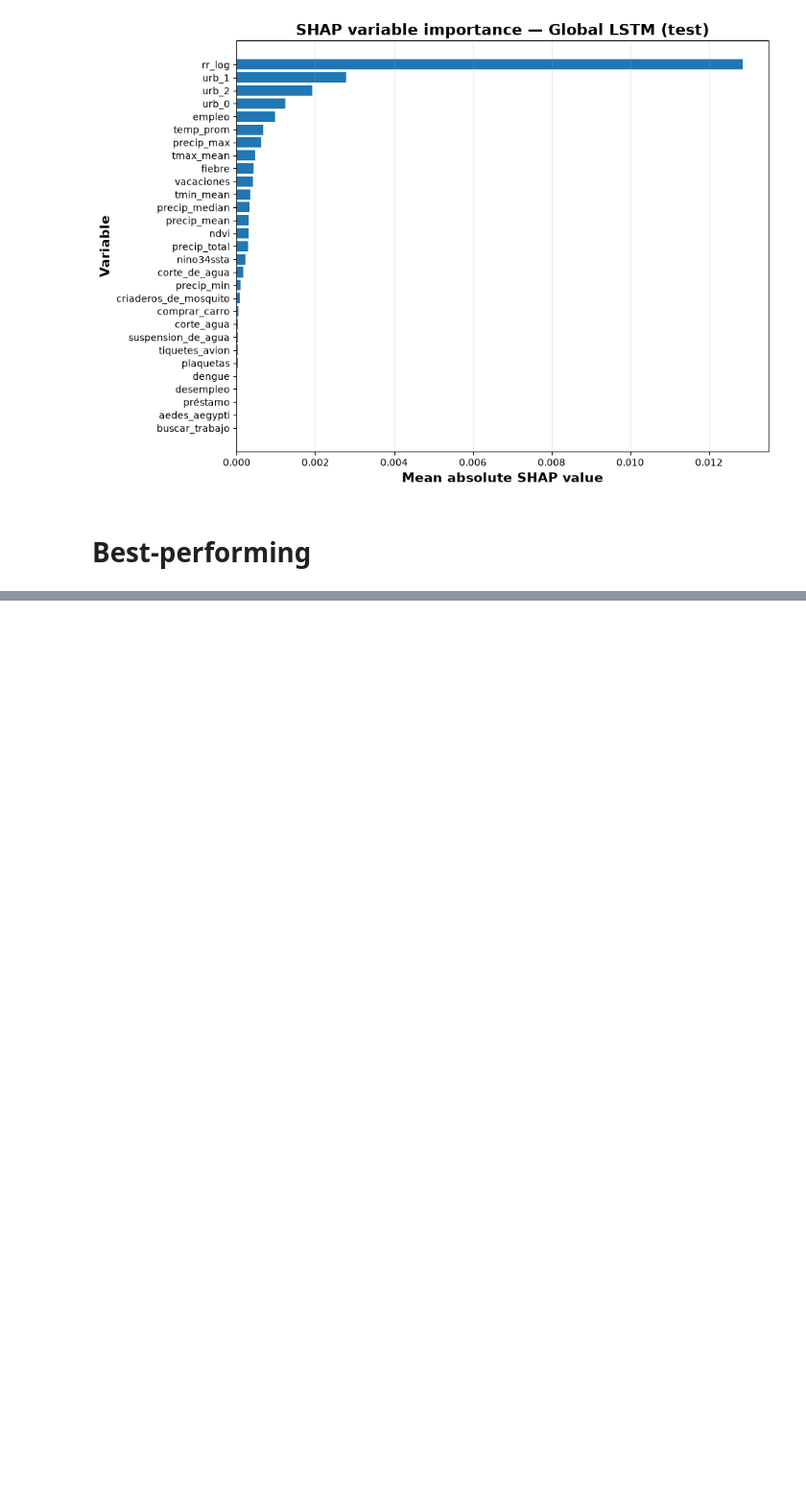
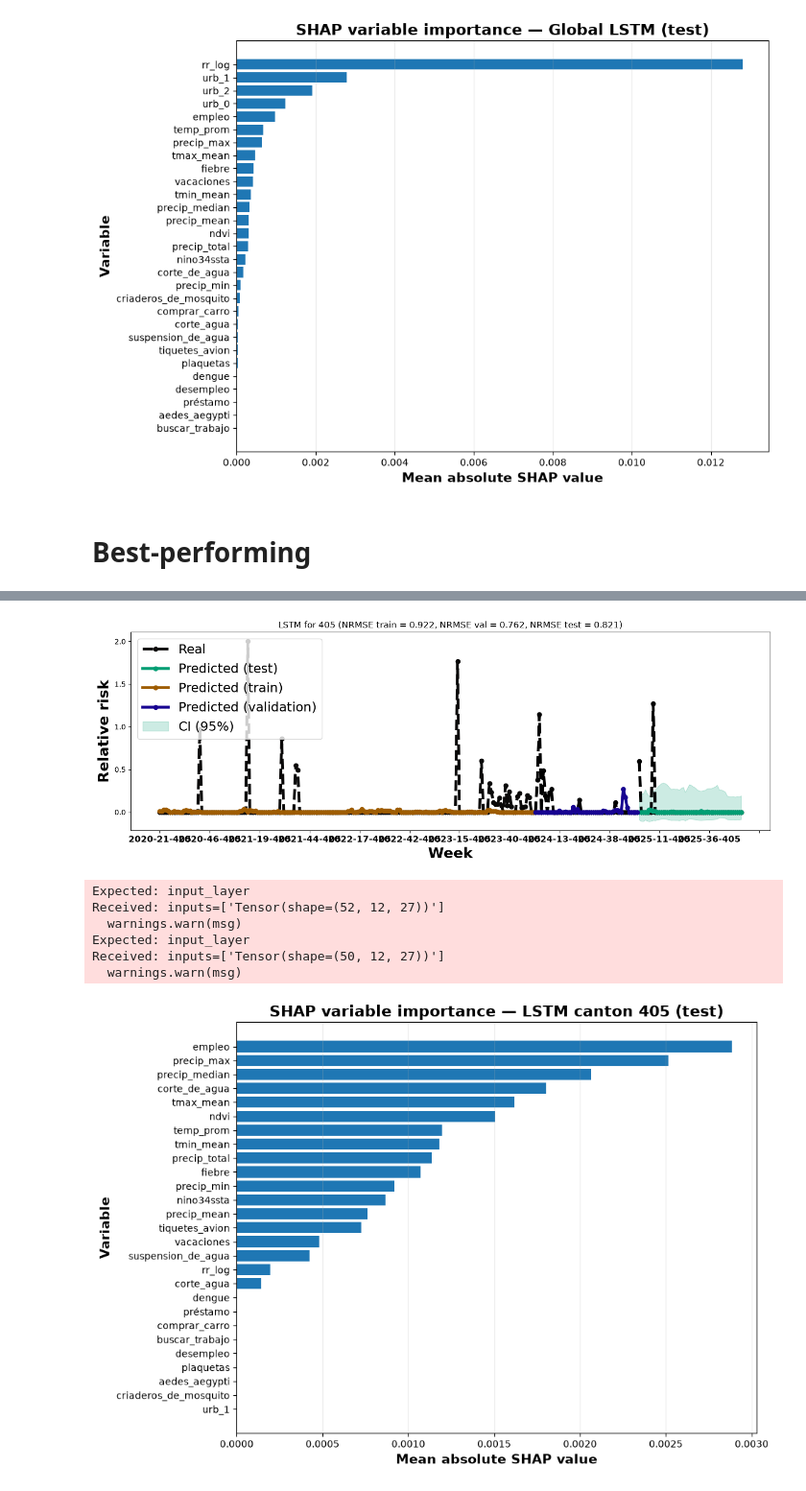
Before and after one commit to artisticlimon/dengue-recurrent-cr, a Jupyter notebook: 0_notebooks/lstm_test.ipynb, the cells around one changed output, grey strips where cells are left out. Shown at 96% size. Saved outputs shown, nothing was run; the diff lists cells and outputs as text; code cells hidden in the pictures; blank space fills up the shorter version.

Commit message:
chore: finished plots for lstm

```diff
--- a/0_notebooks/lstm_test.ipynb
+++ b/0_notebooks/lstm_test.ipynb
@@ -224,0 +203,11 @@ Received: inputs=['Tensor(shape=(50, 26, 27))']
+# %%
+model0 = Model(df, "405")
+
+model0.lstm_forecast_plot()
+
+shap_values0, importance0, fig, ax = (
+    model0.shap_lstm_individual(
+        split="test"
+    )
+)
+# %% [output]
@@ -224,0 +218,8 @@ Received: inputs=['Tensor(shape=(50, 26, 27))']
+[figure, added]
+Expected: input_layer
+Received: inputs=['Tensor(shape=(52, 12, 27))']
+  warnings.warn(msg)
+Expected: input_layer
+Received: inputs=['Tensor(shape=(50, 12, 27))']
+  warnings.warn(msg)
+[figure, added]
```
Also changed, not shown: parts of 6 cells of this notebook.
